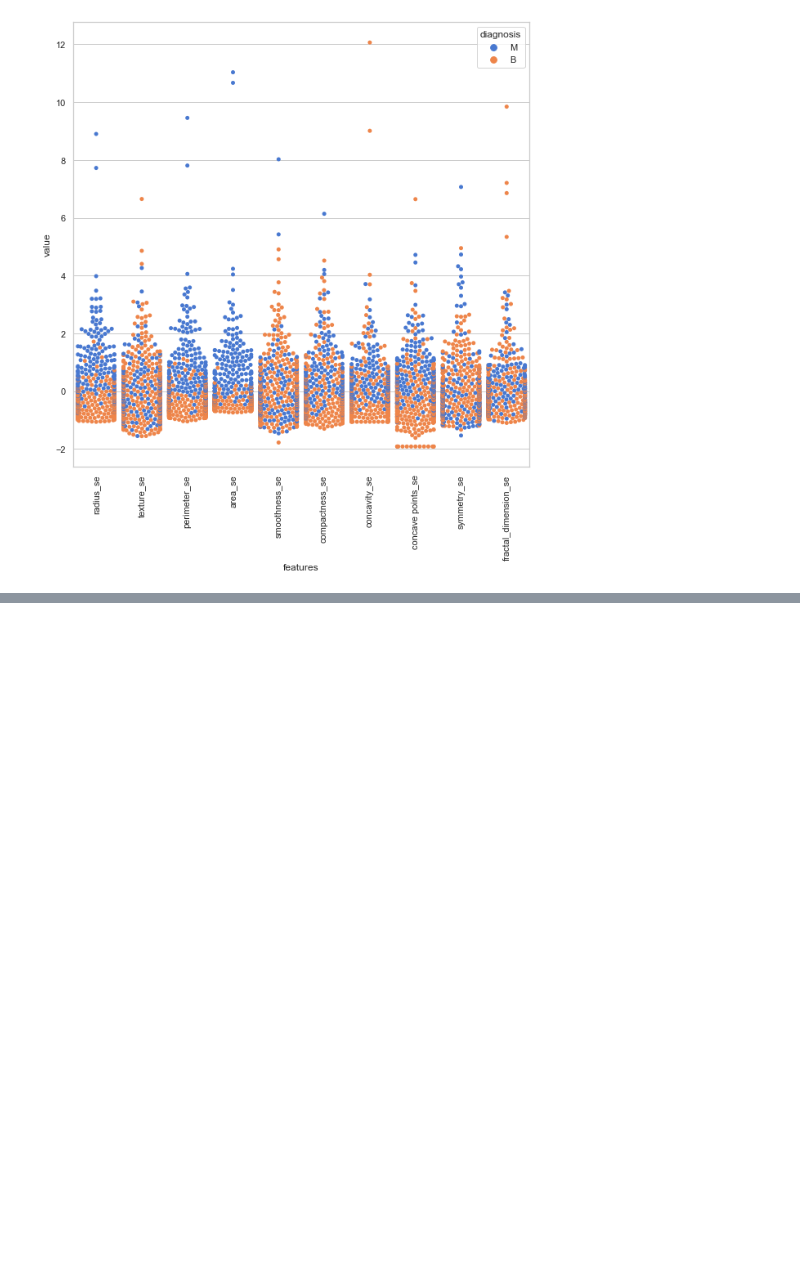
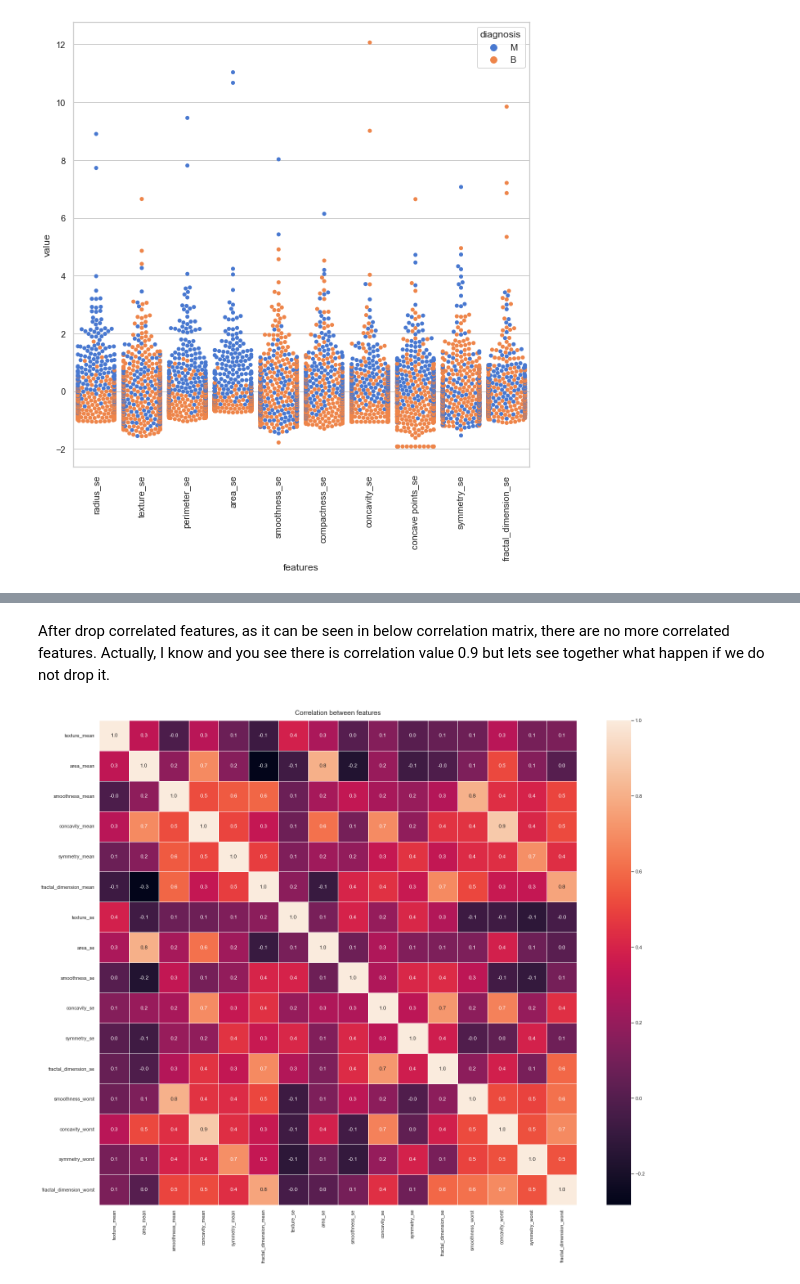
Before and after one commit to Samrawit02/Causality, a Jupyter notebook: notebook/EDA.ipynb, the cells around one changed output, grey strips where cells are left out. Saved outputs shown, nothing was run; the diff lists cells and outputs as text; code cells hidden in the pictures; blank space fills up the shorter version.

```diff
--- a/notebook/EDA.ipynb
+++ b/notebook/EDA.ipynb
@@ -530,0 +546,4 @@ swarm plot time:  108.5871229171753  s
+# %%
+drop_list1 = ['perimeter_mean','radius_mean','compactness_mean','concave points_mean','radius_se','perimeter_se','radius_worst','perimeter_worst','compactness_worst','concave points_worst','compactness_se','concave points_se','texture_worst','area_worst']
+x_1 = x.drop(drop_list1,axis = 1 )        # do not modify x, we will use it later
+x_1.head()
@@ -530,0 +557,6 @@ swarm plot time:  108.5871229171753  s
+# %% [markdown]
+After drop correlated features, as it can be seen in below correlation matrix, there are no more correlated features. Actually, I know and you see there is correlation value 0.9 but lets see together what happen if we do not drop it.
+# %%
+vs.plot_correlation(x_1)
+# %% [output]
+[figure, added]
```
Also changed, not shown: parts of 18 cells of this notebook, 1 other file.
